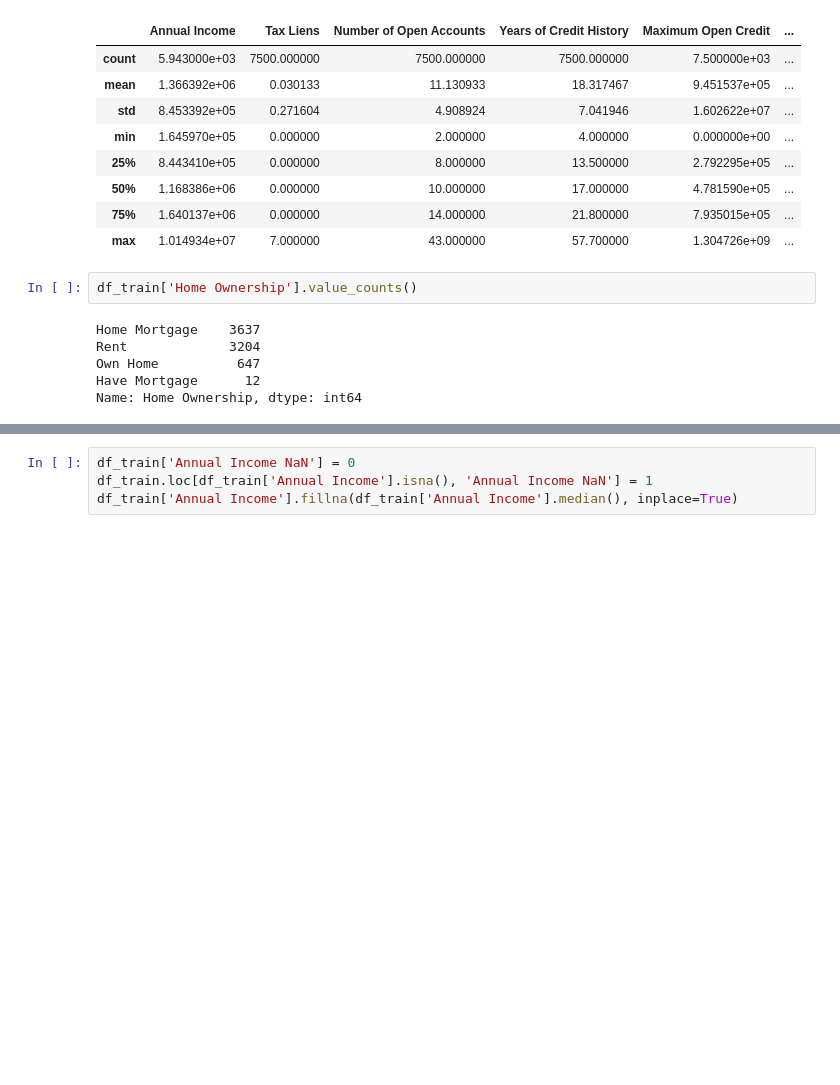
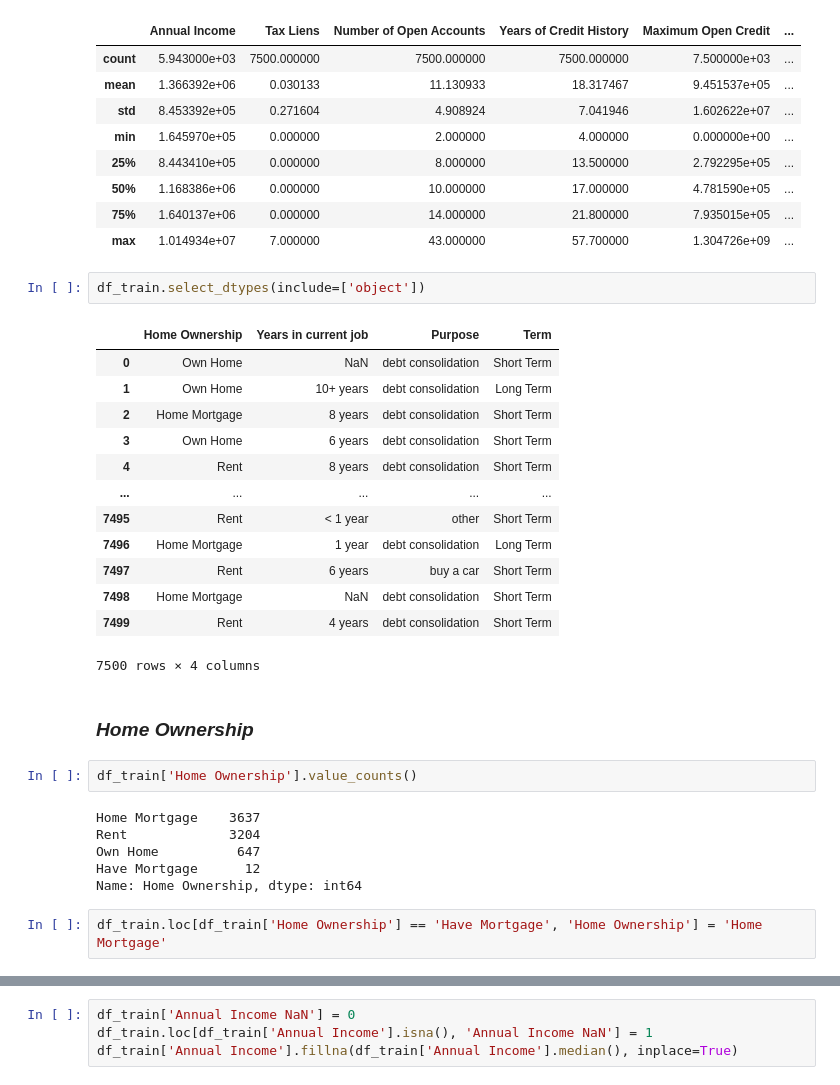
Before and after one commit to adurzin/data_science_cont, a Jupyter notebook: course.ipynb, the cells around one changed output, grey strips where cells are left out. Saved outputs shown, nothing was run; the diff lists cells and outputs as text; blank space fills up the shorter version.

```diff
--- a/course.ipynb
+++ b/course.ipynb
@@ -67,6 +69,24 @@ df_train.describe()
 | 50% | 1.168386e+06 | 0.000000 | 10.000000 | 17.000000 | 4.781590e+05 | ... |
 | 75% | 1.640137e+06 | 0.000000 | 14.000000 | 21.800000 | 7.935015e+05 | ... |
 | max | 1.014934e+07 | 7.000000 | 43.000000 | 57.700000 | 1.304726e+09 | ... |
+# %%
+df_train.select_dtypes(include=['object'])
+# %% [output]
+|  | Home Ownership | Years in current job | Purpose | Term |
+| 0 | Own Home | NaN | debt consolidation | Short Term |
+| 1 | Own Home | 10+ years | debt consolidation | Long Term |
+| 2 | Home Mortgage | 8 years | debt consolidation | Short Term |
+| 3 | Own Home | 6 years | debt consolidation | Short Term |
+| 4 | Rent | 8 years | debt consolidation | Short Term |
+| ... | ... | ... | ... | ... |
+| 7495 | Rent | < 1 year | other | Short Term |
+| 7496 | Home Mortgage | 1 year | debt consolidation | Long Term |
+| 7497 | Rent | 6 years | buy a car | Short Term |
+| 7498 | Home Mortgage | NaN | debt consolidation | Short Term |
+| 7499 | Rent | 4 years | debt consolidation | Short Term |
+7500 rows × 4 columns
+# %% [markdown]
+### *Home Ownership*
 # %%
 df_train['Home Ownership'].value_counts()
 # %% [output]
@@ -75,3 +95,5 @@ Rent             3204
 Own Home          647
 Have Mortgage      12
 Name: Home Ownership, dtype: int64
+# %%
+df_train.loc[df_train['Home Ownership'] == 'Have Mortgage', 'Home Ownership'] = 'Home Mortgage'
```
Also changed, not shown: parts of 15 cells of this notebook.
